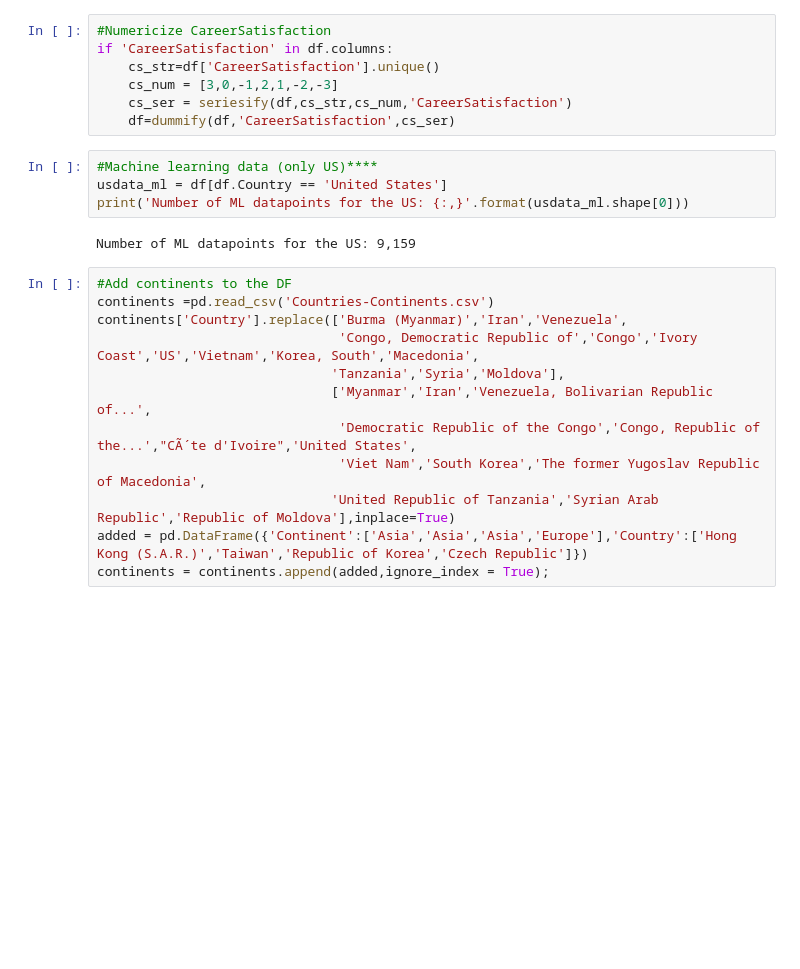
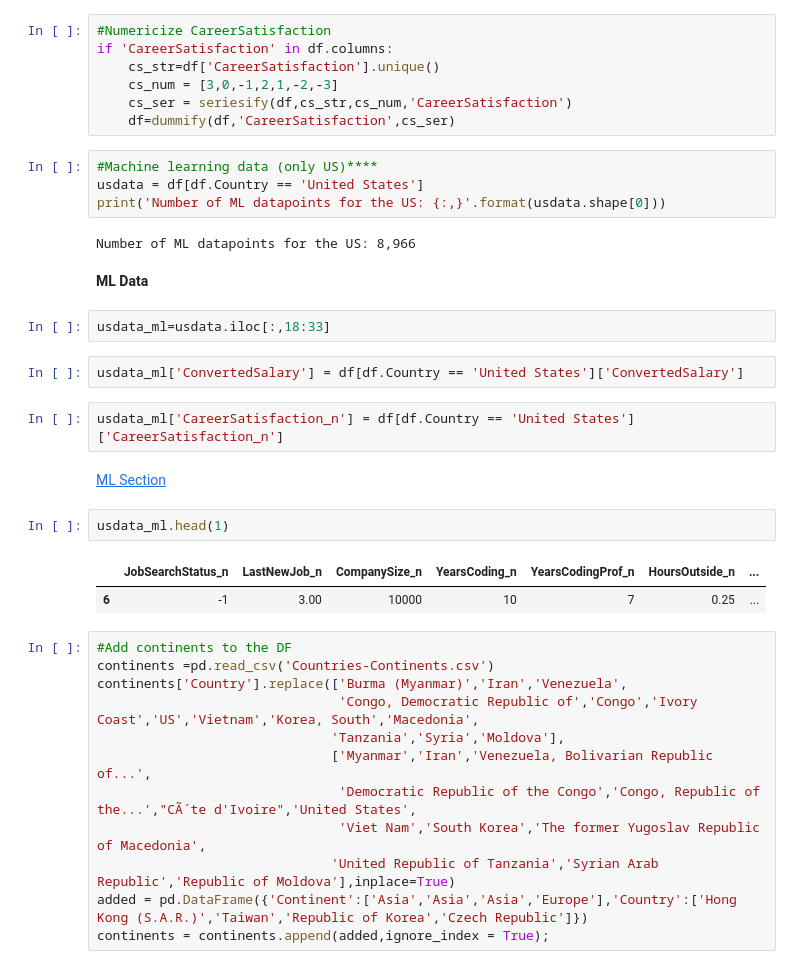
Before and after one commit to nitishvj/Capstone-1-Developers-Survey-Analysis, a Jupyter notebook: Capstone 1.ipynb, the cells around one changed output. Drawn from its saved outputs; the diff is of its cells as text; blank space fills up the shorter version.

```diff
--- a/Capstone 1.ipynb
+++ b/Capstone 1.ipynb
@@ -366,10 +363,25 @@ if 'CareerSatisfaction' in df.columns:
     df=dummify(df,'CareerSatisfaction',cs_ser)
 # %%
 #Machine learning data (only US)****
-usdata_ml = df[df.Country == 'United States']
-print('Number of ML datapoints for the US: {:,}'.format(usdata_ml.shape[0]))
+usdata = df[df.Country == 'United States']
+print('Number of ML datapoints for the US: {:,}'.format(usdata.shape[0]))
 # %% [output]
-Number of ML datapoints for the US: 9,159
+Number of ML datapoints for the US: 8,966
+# %% [markdown]
+<a id='mldata'></a><b>ML Data</b>
+# %%
+usdata_ml=usdata.iloc[:,18:33]
+# %%
+usdata_ml['ConvertedSalary'] = df[df.Country == 'United States']['ConvertedSalary']
+# %%
+usdata_ml['CareerSatisfaction_n'] = df[df.Country == 'United States']['CareerSatisfaction_n']
+# %% [markdown]
+[ML Section](#MachineLearning)
+# %%
+usdata_ml.head(1)
+# %% [output]
+|  | JobSearchStatus_n | LastNewJob_n | CompanySize_n | YearsCoding_n | YearsCodingProf_n | HoursOutside_n | ... |
+| 6 | -1 | 3.00 | 10000 | 10 | 7 | 0.25 | ... |
 # %%
 #Add continents to the DF
 continents =pd.read_csv('Countries-Continents.csv')
```
Also changed, not shown: parts of 91 cells of this notebook.
